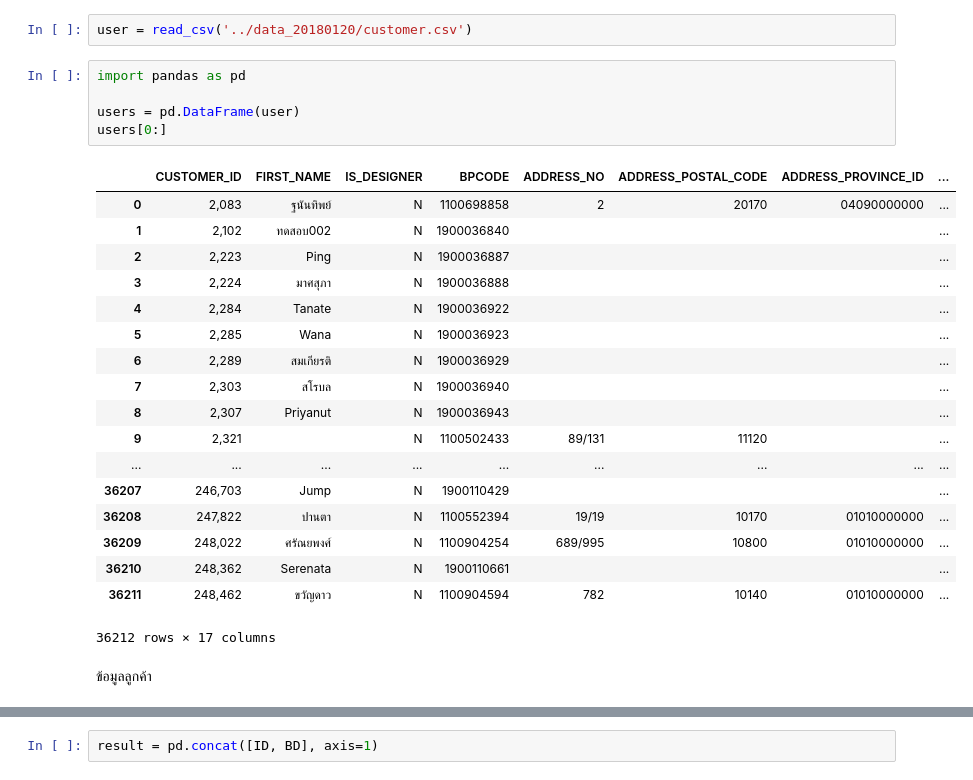
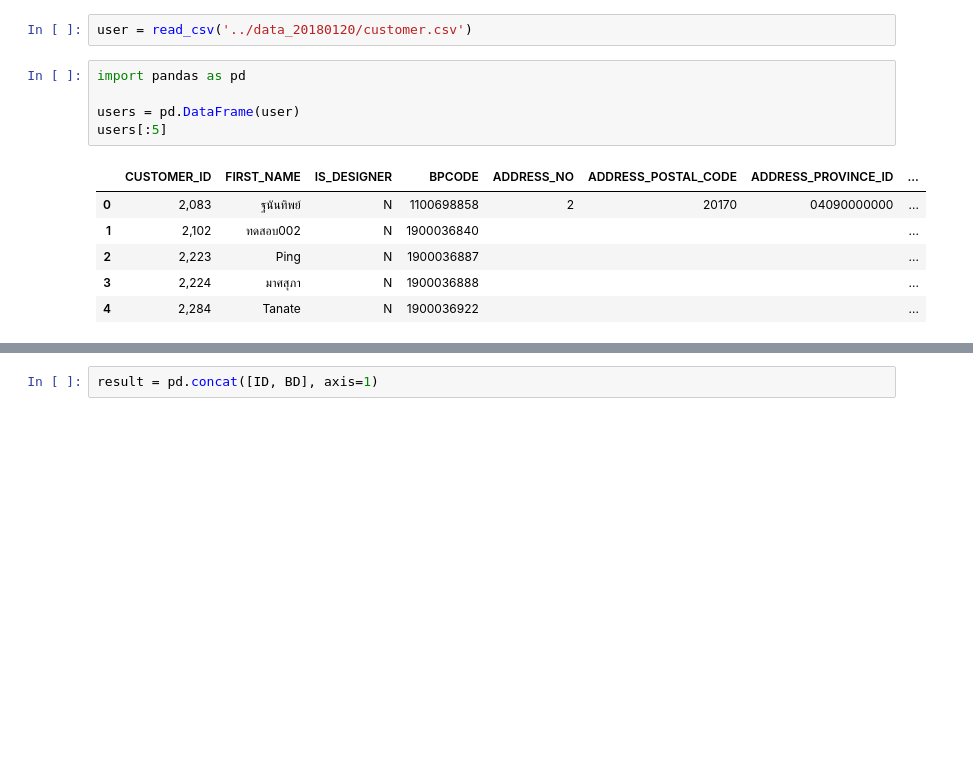
Before and after one commit to Kanbc/recommender-systems, a Jupyter notebook: cleaning/User.ipynb, the cells around one changed output, grey strips where cells are left out. Drawn from its saved outputs; the diff is of its cells as text; blank space fills up the shorter version.

Commit message:
User_clean

```diff
--- a/cleaning/User.ipynb
+++ b/cleaning/User.ipynb
@@ -11,27 +11,13 @@ user = read_csv('../data_20180120/customer.csv')
 # %%
 import pandas as pd
 
 users = pd.DataFrame(user)
-users[0:]
+users[:5]
 # %% [output]
 |  | CUSTOMER_ID | FIRST_NAME | IS_DESIGNER | BPCODE | ADDRESS_NO | ADDRESS_POSTAL_CODE | ADDRESS_PROVINCE_ID | ... |
 | 0 | 2,083 | ฐนันทิพย์ | N | 1100698858 | 2 | 20170 | 04090000000 | ... |
 | 1 | 2,102 | ทดสอบ002 | N | 1900036840 |  |  |  | ... |
 | 2 | 2,223 | Ping | N | 1900036887 |  |  |  | ... |
 | 3 | 2,224 | มาศสุภา | N | 1900036888 |  |  |  | ... |
 | 4 | 2,284 | Tanate | N | 1900036922 |  |  |  | ... |
-| 5 | 2,285 | Wana | N | 1900036923 |  |  |  | ... |
-| 6 | 2,289 | สมเกียรติ | N | 1900036929 |  |  |  | ... |
-| 7 | 2,303 | สโรบล | N | 1900036940 |  |  |  | ... |
-| 8 | 2,307 | Priyanut | N | 1900036943 |  |  |  | ... |
-| 9 | 2,321 |  | N | 1100502433 | 89/131 | 11120 |  | ... |
-| ... | ... | ... | ... | ... | ... | ... | ... | ... |
-| 36207 | 246,703 | Jump | N | 1900110429 |  |  |  | ... |
-| 36208 | 247,822 | ปานตา | N | 1100552394 | 19/19 | 10170 | 01010000000 | ... |
-| 36209 | 248,022 | ศรัณยพงศ์ | N | 1100904254 | 689/995 | 10800 | 01010000000 | ... |
-| 36210 | 248,362 | Serenata | N | 1900110661 |  |  |  | ... |
-| 36211 | 248,462 | ขวัญดาว | N | 1100904594 | 782 | 10140 | 01010000000 | ... |
-36212 rows × 17 columns
-# %% [markdown]
-ข้อมูลลูกค้า
 # %%
```
Also changed, not shown: parts of 29 cells of this notebook, 1 other file.
